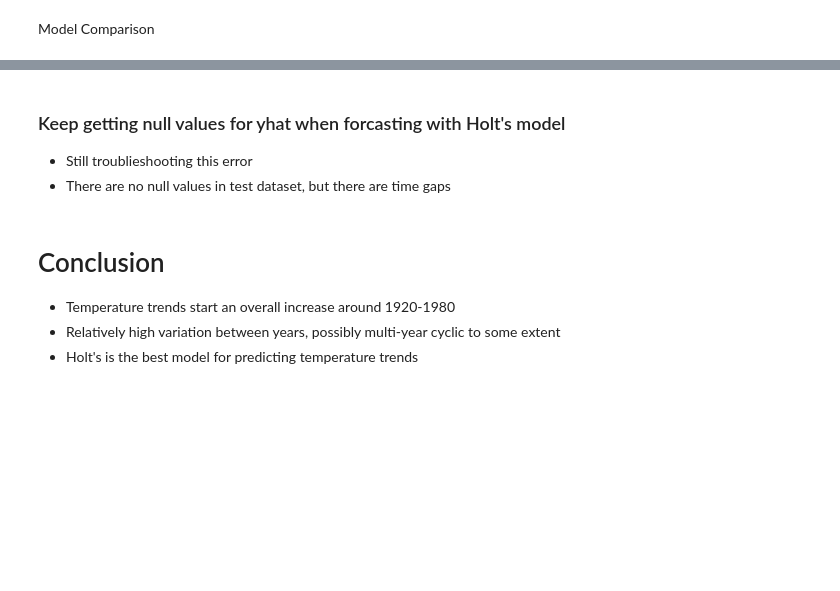
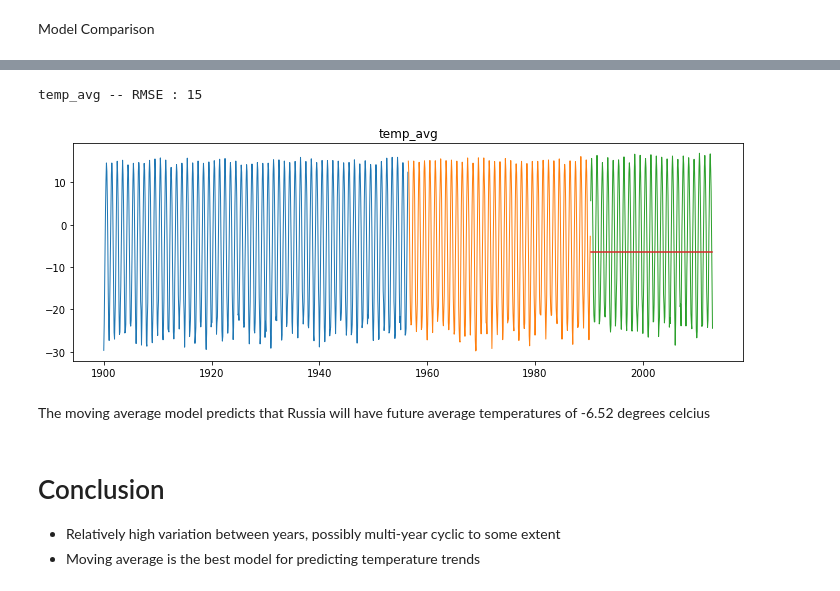
Before and after one commit to ian-james-johnson/time_series_exercises, a Jupyter notebook: time_series_miniproject.ipynb, the cells around one changed output, grey strips where cells are left out. Saved outputs shown, nothing was run; the diff lists cells and outputs as text; code cells hidden in the pictures; blank space fills up the shorter version.

```diff
--- a/time_series_miniproject.ipynb
+++ b/time_series_miniproject.ipynb
@@ -326,8 +362,8 @@ def append_eval_df(model_type, target_var):
 # %% [markdown]
 Last Observed Value Model
 # %%
-# create a baseline value based on last value
-loa = train['land_ocean_avg'][-1:][0]
+# create a baseline value based on last value in train
+lov = train['temp_avg'][-1:][0]
 
-yhat_df = pd.DataFrame({'land_ocean_avg':[loa]}, index = validate.index)
+yhat_df = pd.DataFrame({'temp_avg':[lov]}, index = validate.index)
 yhat_df.head()
@@ -342,10 +389,11 @@ for col in train.columns:
 # %% [markdown]
 Simple Average Model
 # %%
-loa = round(train['land_ocean_avg'].mean(), 2)
+# make predictions based on simple average
+pred = round(train['temp_avg'].mean(), 2)
 
 def make_predictions():
-    yhat_df = pd.DataFrame({'land_ocean_avg':[loa]}, index=validate.index)
+    yhat_df = pd.DataFrame({'temp_avg':[pred]}, index=validate.index)
     return yhat_df
 
 yhat_df = make_predictions()
@@ -392,8 +459,8 @@ for col in train.columns:
 for col in train.columns:
     model = Holt(train[col], exponential=False)
     model = model.fit(smoothing_level=0.1, smoothing_slope=0.1, optimized=False)
-    yhat_loa = model.predict(start = validate.index[0], end = validate.index[-1])
-    yhat_df[col] = round(yhat_loa, 2)
+    yhat_pred = model.predict(start = validate.index[0], end = validate.index[-1])
+    yhat_df[col] = round(yhat_pred, 2)
 # %%
 # plot actual vs predicted
 for col in train.columns:
@@ -417,9 +492,10 @@ Holt's on Test dataset
 # %%
-# make predictions using Holt's method
-for col in train.columns:
-    # model has already been fit and trained
-    #model = Holt(train[col], exponential=False)
-    #model = model.fit(smoothing_level=0.1, smoothing_slope=0.1, optimized=False)
+# make predictions based on previously used moving average
+pred = round(yhat_mov.mean()[0], 2)
 
-    yhat_loa = model.predict(start = validate.index[0], end = validate.index[-1])
-    yhat_df[col] = round(yhat_loa, 2)
+def make_predictions():
+    yhat_df = pd.DataFrame({'temp_avg':[pred]}, index=test.index)
+    return yhat_df
+
+yhat_df = make_predictions()
+yhat_df.head()
@@ -428,15 +510,13 @@ yhat_df.info()
 # %%
-def plot_and_eval_test(target_var):
-    plt.figure(figsize=(12, 4))
-    plt.plot(train[target_var], label='Train', linewidth=1)
-    plt.plot(validate[target_var], label='Validate', linewidth=1)
-    plt.plot(test[target_var], label='Test', linewidth=1)
-    plt.plot(yhat_df[target_var])
-    plt.title(target_var)
-    rmse = evaluate(target_var)
-    print(target_var, '-- RMSE : {:.0f}'.format(rmse))
-    plt.show()
+# evaluation function to compute rmse
+# the original function was modified to work on the test data set instead of validate
+def evaluate_test(target_var):
+    rmse = round(sqrt(mean_squared_error(test[target_var], yhat_df[target_var])), 0)
+    return rmse
 
 # plot actual vs predicted
 for col in train.columns:
     plot_and_eval_test(target_var = col)
+# %% [output]
+temp_avg -- RMSE : 15
+[figure, added]
@@ -447,9 +523,6 @@ for col in train.columns:
-# %% [markdown]
-### Keep getting null values for yhat when forcasting with Holt's model <br>
-- Still troublieshooting this error
-- There are no null values in test dataset, but there are time gaps
+# %% [markdown]
+The moving average model predicts that Russia will have future average temperatures of -6.52 degrees celcius
 # %% [markdown]
 # Conclusion <br>
-- Temperature trends start an overall increase around 1920-1980
 - Relatively high variation between years, possibly multi-year cyclic to some extent
-- Holt's is the best model for predicting temperature trends
+- Moving average is the best model for predicting temperature trends
```
Also changed, not shown: parts of 36 cells of this notebook.
